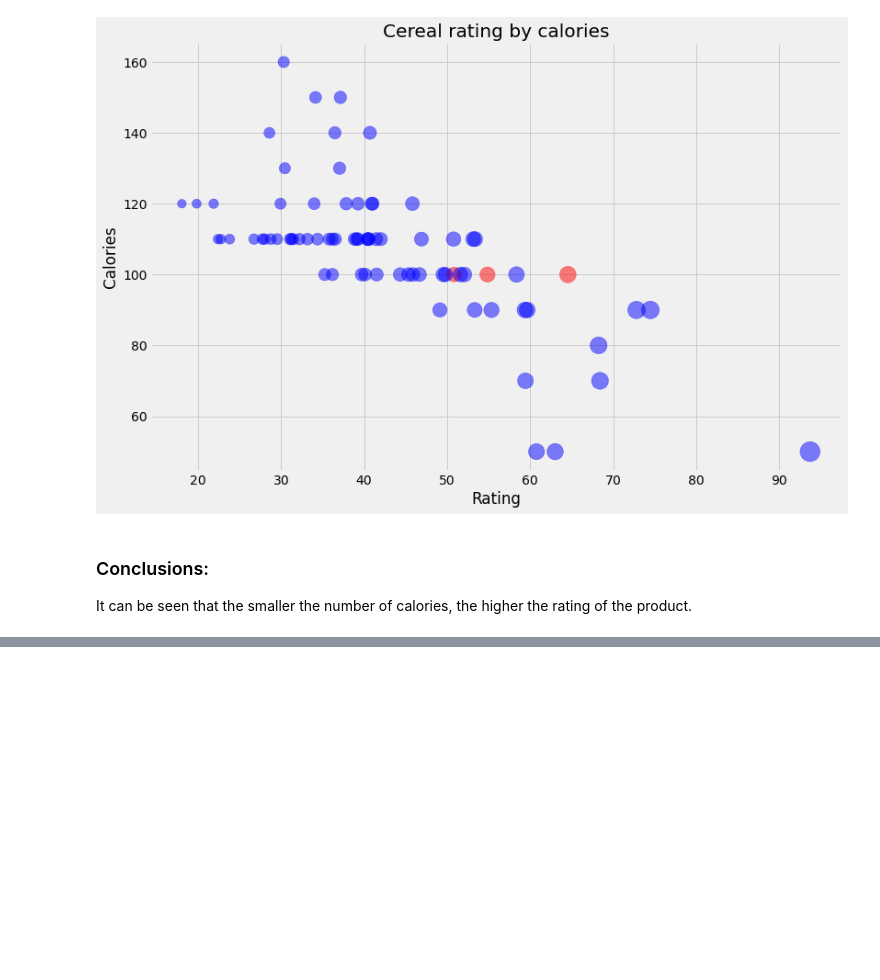
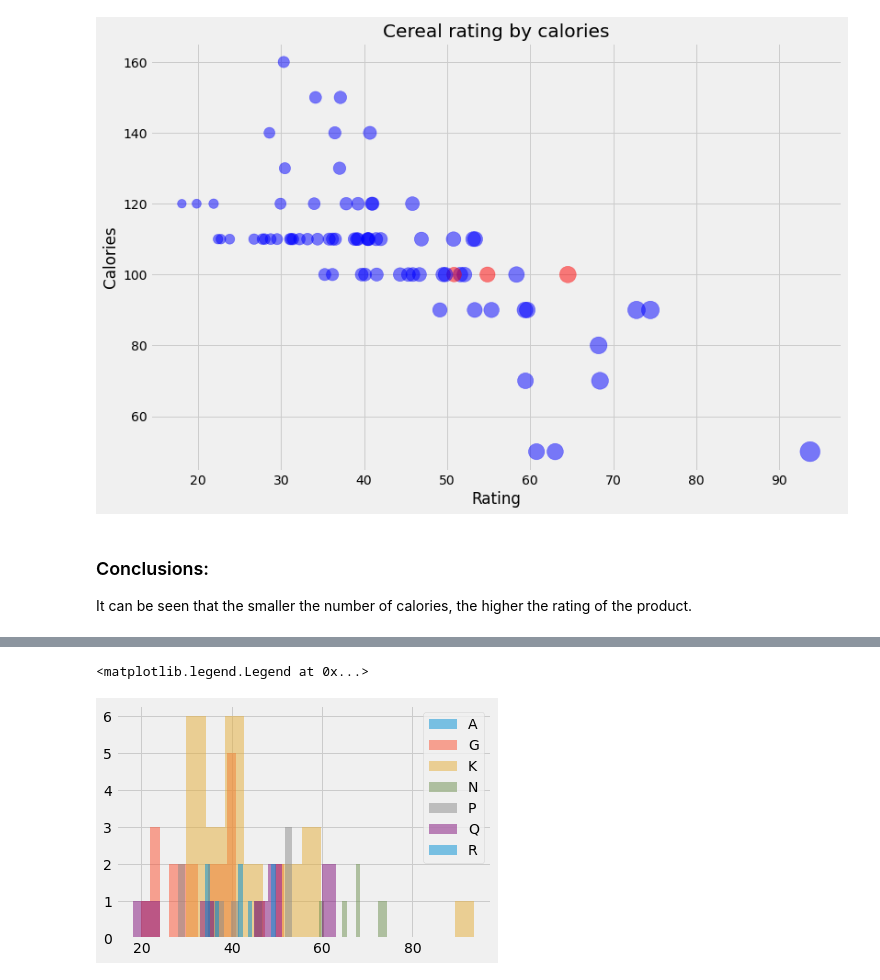
Before and after one commit to coralrubilar/CerealAnalysisInPython, a Jupyter notebook: Cereal.ipynb, the cells around one changed output, grey strips where cells are left out. Drawn from its saved outputs; the diff is of its cells as text; code cells hidden in the pictures; blank space fills up the shorter version.

```diff
--- a/Cereal.ipynb
+++ b/Cereal.ipynb
@@ -154,0 +192,12 @@ It can be seen that the smaller the number of calories, the higher the rating of
+# %%
+df[df["Manufacturer"]=="A"]["rating"].hist(alpha=0.5,bins=15)
+df[df["Manufacturer"]=="G"]["rating"].hist(alpha=0.5,bins=15)
+df[df["Manufacturer"]=="K"]["rating"].hist(alpha=0.5,bins=15)
+df[df["Manufacturer"]=="N"]["rating"].hist(alpha=0.5,bins=15)
+df[df["Manufacturer"]=="P"]["rating"].hist(alpha=0.5,bins=15)
+df[df["Manufacturer"]=="Q"]["rating"].hist(alpha=0.5,bins=15)
+df[df["Manufacturer"]=="R"]["rating"].hist(alpha=0.5,bins=15)
+plt.legend(["A","G","K","N","P","Q","R"])
+# %% [output]
+<matplotlib.legend.Legend at 0x...>
+[figure, added]
```
Also changed, not shown: parts of 9 cells of this notebook.
